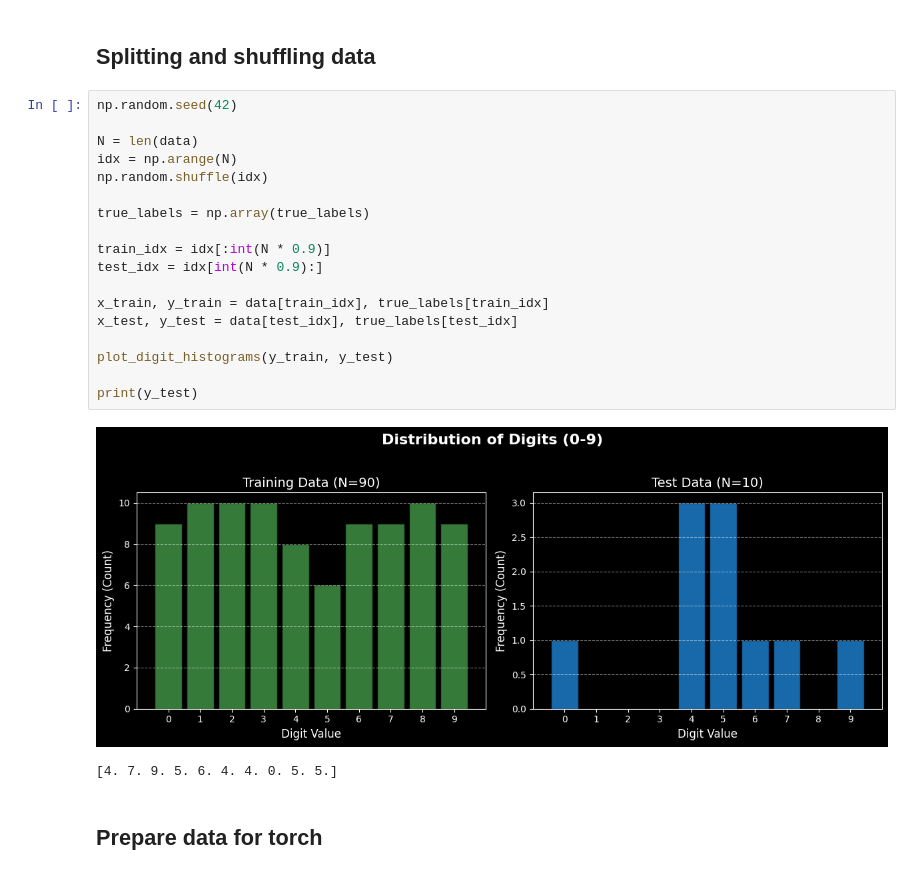
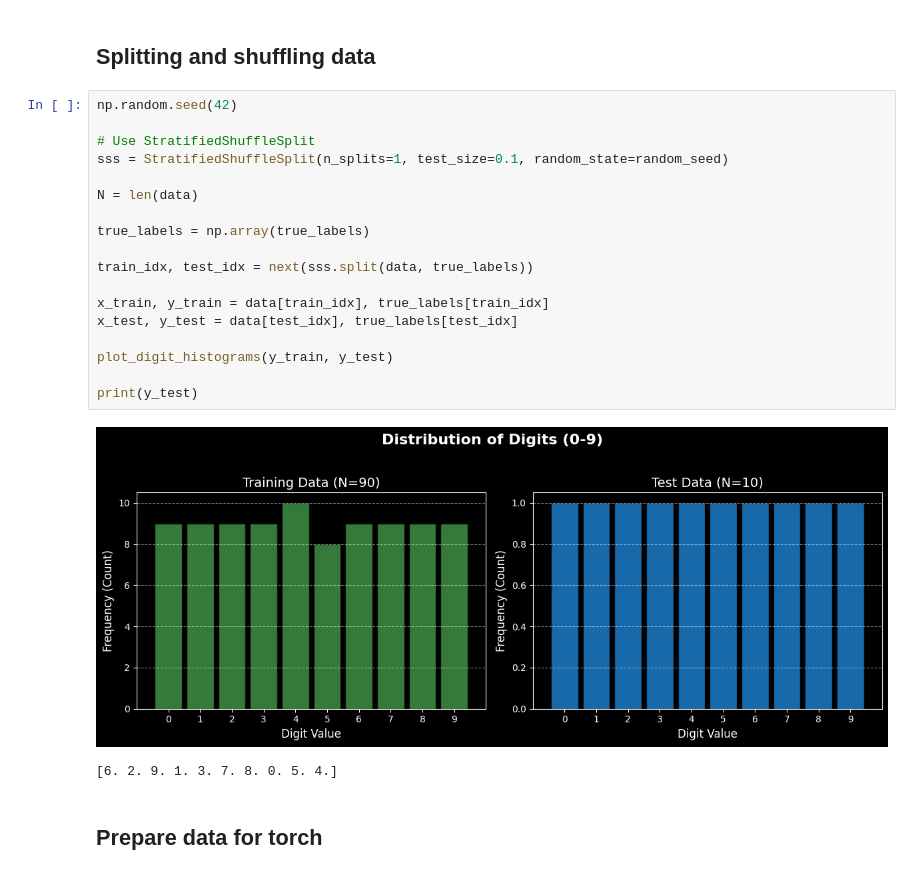
Before and after one commit to AI-MED-AGH/handwritten-digits-recognizer, a Jupyter notebook: Fine_tuning.ipynb, the cells around one changed output. Cells and saved outputs as stored; diff of their text form.

Commit message:
feat(fine-tuning): implement StratifiedShuffleSplit

```diff
--- a/Fine_tuning.ipynb
+++ b/Fine_tuning.ipynb
@@ -68,24 +70,24 @@ plt.savefig("six_images_subplots.png")
 # %%
 np.random.seed(42)
 
+# Use StratifiedShuffleSplit
+sss = StratifiedShuffleSplit(n_splits=1, test_size=0.1, random_state=random_seed)
+
 N = len(data)
-idx = np.arange(N)
-np.random.shuffle(idx)
 
 true_labels = np.array(true_labels)
 
-train_idx = idx[:int(N * 0.9)]
-test_idx = idx[int(N * 0.9):]
+train_idx, test_idx = next(sss.split(data, true_labels))
 
 x_train, y_train = data[train_idx], true_labels[train_idx]
 x_test, y_test = data[test_idx], true_labels[test_idx]
 
 plot_digit_histograms(y_train, y_test)
 
 print(y_test)
 # %% [output]
-[figure, old version]
+[figure, new version]
-[4. 7. 9. 5. 6. 4. 4. 0. 5. 5.]
+[6. 2. 9. 1. 3. 7. 8. 0. 5. 4.]
 # %% [markdown]
 ## Prepare data for torch
 # %%
```
Also changed, not shown: parts of 6 cells of this notebook.
